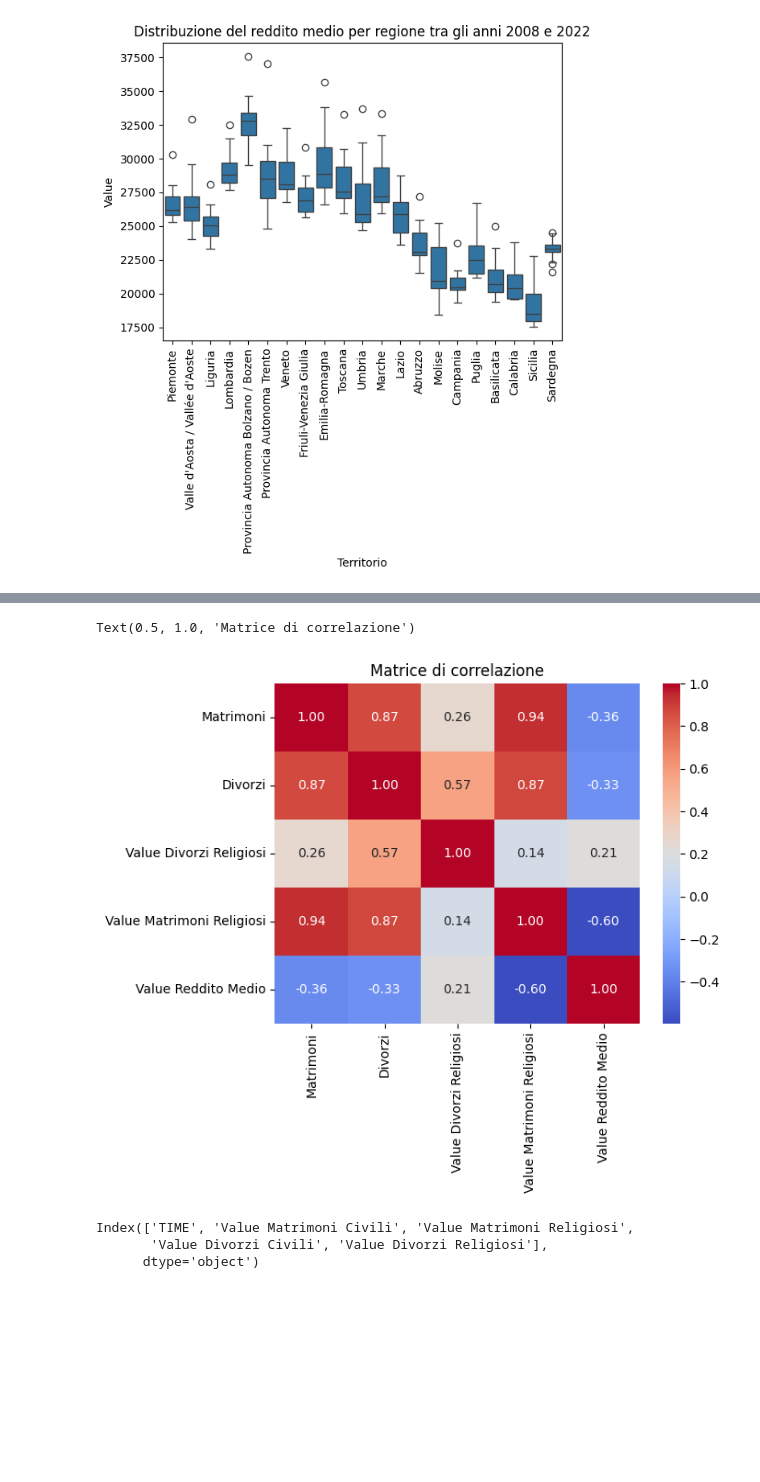
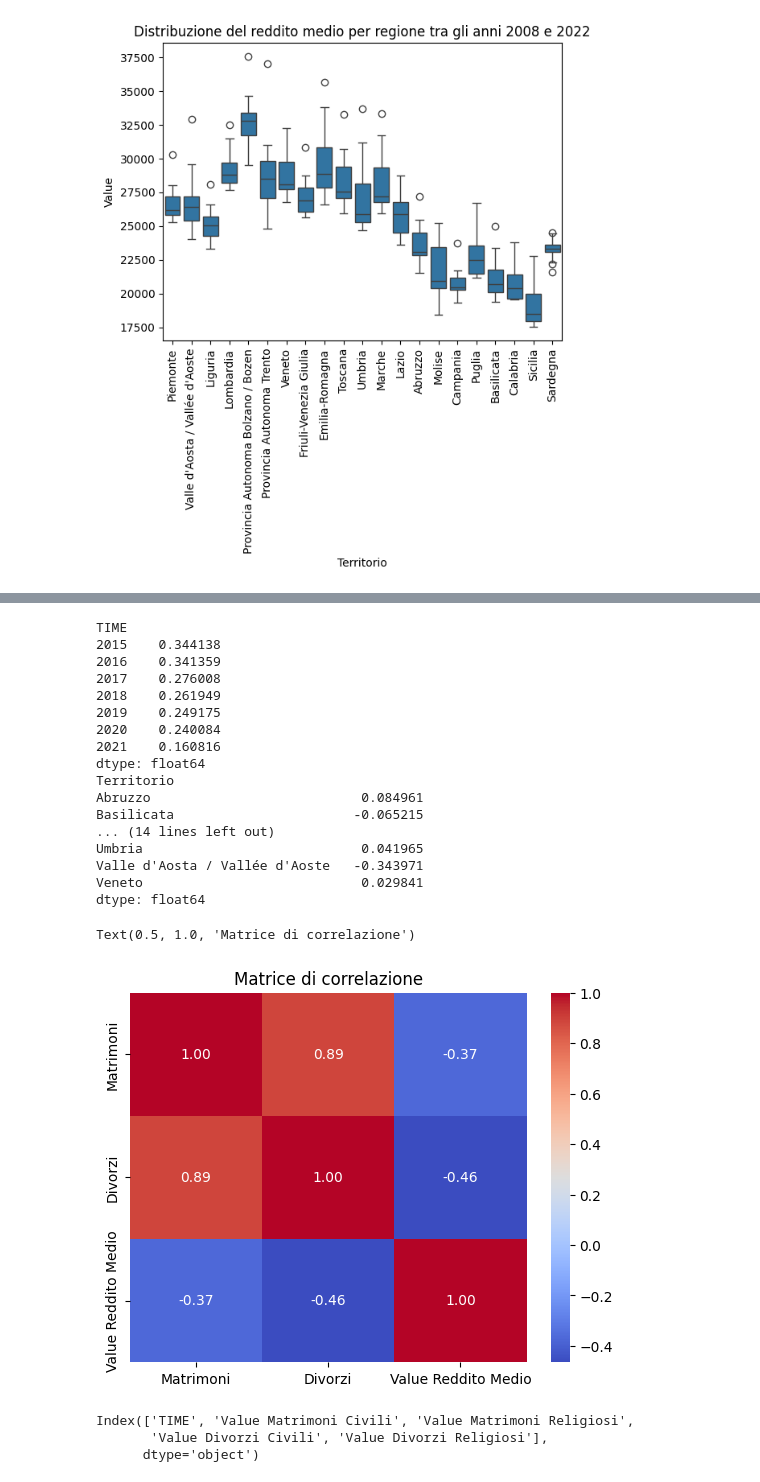
Before and after one commit to LeonardoGarutiUnibo/LabBigData, a Jupyter notebook: Project.ipynb, the cells around one changed output, grey strips where cells are left out. Saved outputs shown, nothing was run; the diff lists cells and outputs as text; code cells hidden in the pictures; blank space fills up the shorter version.

```diff
--- a/Project.ipynb
+++ b/Project.ipynb
@@ -29,20 +29,22 @@ modello predittivo per matrimoni e divorzi , utilizzando i dati storici per prev
     5) creazione di un nuovo dataset : Età_Matrimonio_df
     6) Creazione di uno scatter plot tridimensionale dove l'asse x e l'asse y sono l'età dello sposo e l'età della sposa mentra l'asse z sono gli anni. Per visualizzare i punti "caldi"
 # %%
-url = r".\File\DCIS_MATRDEMO_14012025210031352.csv"
+url = r".\File\DCIS_MATRDEMO_22012025231815369.csv"
 matrimoni_df = pd.read_csv(url)
 # %%
-df_religioso = matrimoni_df.loc[matrimoni_df["Rito"] == "religioso", ["TIME", "Value","Rito", "Territorio","Seleziona periodo"]]
-df_civile= matrimoni_df.loc[matrimoni_df["Rito"] == "civile", ["TIME", "Value","Rito","Territorio","Seleziona periodo"]]
-#print("Media Annuale Matrimonio Religioso" ,df_religioso.loc[:,["TIME","Value"]].groupby(by="TIME").mean())
-#print("Media Annuale Matrimonio Civile" ,df_civile.loc[:,["TIME","Value"]].groupby(by="TIME").mean())
-#print("Media Annuale Matrimonio Religioso" ,df_religioso.loc[:,["TIME","Value"]].groupby(by="TIME").mean())
+df_religioso = matrimoni_df.loc[matrimoni_df["Rito"] == "religioso", ["TIME", "Value", "Rito", "Territorio"]]
+df_civile= matrimoni_df.loc[matrimoni_df["Rito"] == "civile", ["TIME", "Value", "Rito", "Territorio"]]
+#divorzi_civile_df = divorzi_df.loc[divorzi_df["Rito di celebrazione del matrimonio"] == "rito civile",:]
+#divorzi_religioso_df = divorzi_df.loc[divorzi_df["Rito di celebrazione del matrimonio"] == "rito religioso", :]
+
 appoggio_df_religioso = df_religioso.groupby(by=["TIME"]).sum()
 appoggio_df_civile = df_civile.groupby(by=["TIME"]).sum()
 
+#calcolo la media annuale tra le varie regioni di matrimoni
 appoggio_df_religioso["Media"] = df_religioso.loc[:,["TIME","Value"]].groupby(by="TIME").mean()
 appoggio_df_civile["Media"] = df_civile.loc[:,["TIME","Value"]].groupby(by="TIME").mean()
 
+#calcolo il valore mediano annuale tra le varie regioni
 appoggio_df_religioso["Mediana"] = df_religioso.loc[:,["TIME","Value"]].groupby(by="TIME").median()
 appoggio_df_civile["Mediana"] = df_civile.loc[:,["TIME","Value"]].groupby(by="TIME").median()
 
@@ -50,18 +52,4 @@ appoggio_df_religioso["Deviazione"] = df_religioso.loc[:,["TIME","Value"]].group
 appoggio_df_civile["Deviazione"] = df_civile.loc[:,["TIME","Value"]].groupby(by="TIME").std()
 
 appoggio_df_religioso['Crescita %'] = appoggio_df_religioso["Value"].pct_change() * 100
-appoggio_df_civile['Crescita %'] = appoggio_df_religioso["Value"].pct_change() * 100
-print(appoggio_df_religioso['Crescita %'],appoggio_df_civile['Crescita %'])
-
-
-appoggio_df_religioso["Value"].plot(color="red", label="Matrimonio Religioso", legend=True)
-appoggio_df_civile["Value"].plot(color="blue", label="Matrimonio civile",legend=True)
-plt.show()
-appoggio_df_religioso["Media"].plot(color="red", label="Media Matrimonio Religioso", legend=True)
-appoggio_df_civile["Media"].plot(color="blue", label="Media Matrimonio civile",legend=True)
-appoggio_df_religioso["Mediana"].plot(color="orange", label="Mediana Matrimonio Religioso", legend=True)
-appoggio_df_civile["Mediana"].plot(color="purple", label="Mediana Matrimonio civile",legend=True)
-plt.show()
-appoggio_df_religioso["Deviazione"].plot(color="orange", label="Deviazione standard Matrimonio Religioso", legend=True)
-appoggio_df_civile["Deviazione"].plot(color="purple", label="Deviazione standard Matrimonio civile",legend=True)
-plt.show()
+appoggio_df_civile['Crescita %'] = appoggio_df_civile["Value"].pct_change() * 100
@@ -363,16 +559,56 @@ Index(['IT107', 'Territorio', 'T_D8', 'Tipo dato', 'PRAF',
+# %%
+new_divorzi_df = divorzi_df.loc[:, ["TIME", "Territorio", "Value"]]
+new_divorzi_df = new_divorzi_df.rename(columns={"Value":"Value Divorzi"})
+new_reddito_df = reddito_df.loc[:, ["TIME", "Territorio", "Value"]]
+new_reddito_df = new_reddito_df.rename(columns={"Value":"Value Reddito"})
+df_reddito_divorzi = pd.merge(new_divorzi_df, new_reddito_df, on=["TIME", "Territorio"])
+#print(df_reddito_divorzi)
+
+correlazione = df_reddito_divorzi["Value Divorzi"].corr(df_reddito_divorzi["Value Reddito"])
+#print(f"Coefficiente di correlazione: {correlazione}")
+
+corr_per_anno = df_reddito_divorzi.groupby("TIME").apply(
+    lambda x: x["Value Divorzi"].corr(x["Value Reddito"])
+)
+print(corr_per_anno)
+
+corr_per_territorio = df_reddito_divorzi.groupby("Territorio").apply(
+    lambda x: x["Value Divorzi"].corr(x["Value Reddito"])
+)
+print(corr_per_territorio)
+
+#Non è presente una correlazione diretta tra reddito medio e divorzio
+# %% [output]
+TIME
+2015    0.344138
+2016    0.341359
+2017    0.276008
+2018    0.261949
+2019    0.249175
+2020    0.240084
+2021    0.160816
+dtype: float64
+Territorio
+Abruzzo                           0.084961
+Basilicata                       -0.065215
+... (14 lines left out)
+Umbria                            0.041965
+Valle d'Aosta / Vallée d'Aoste   -0.343971
+Veneto                            0.029841
+dtype: float64
 # %%
 new_reddito_df = reddito_df.loc[:, ["TIME", "Value"]].groupby(by="TIME").sum().rename(columns={"Value": "Value Reddito Medio"})
 new_df = matrimoni_divorzi_df.merge(new_reddito_df, left_on="TIME", right_on="TIME", how="inner")
 new_df["Matrimoni"] = new_df["Value Matrimoni Civili"]+new_df["Value Matrimoni Religiosi"]
 new_df["Divorzi"] = new_df["Value Divorzi Religiosi"]+new_df["Value Divorzi Civili"]
 
-correlation_data = new_df[['Matrimoni', 'Divorzi', 'Value Divorzi Religiosi', 'Value Matrimoni Religiosi', 'Value Reddito Medio']]
+correlation_data = new_df[['Matrimoni', 'Divorzi','Value Reddito Medio']]
 correlation_matrix = correlation_data.corr()
 sns.heatmap(correlation_matrix, annot=True, cmap='coolwarm', fmt=".2f")
 plt.title("Matrice di correlazione")
 # %% [output]
 Text(0.5, 1.0, 'Matrice di correlazione')
-[figure, old version]
+[figure, new version]
 # %%
 from sklearn.preprocessing import MinMaxScaler
 matrimoni_divorzi_df = matrimoni_divorzi_df.interpolate()
```
Also changed, not shown: parts of 18 cells of this notebook, 2 other files.
